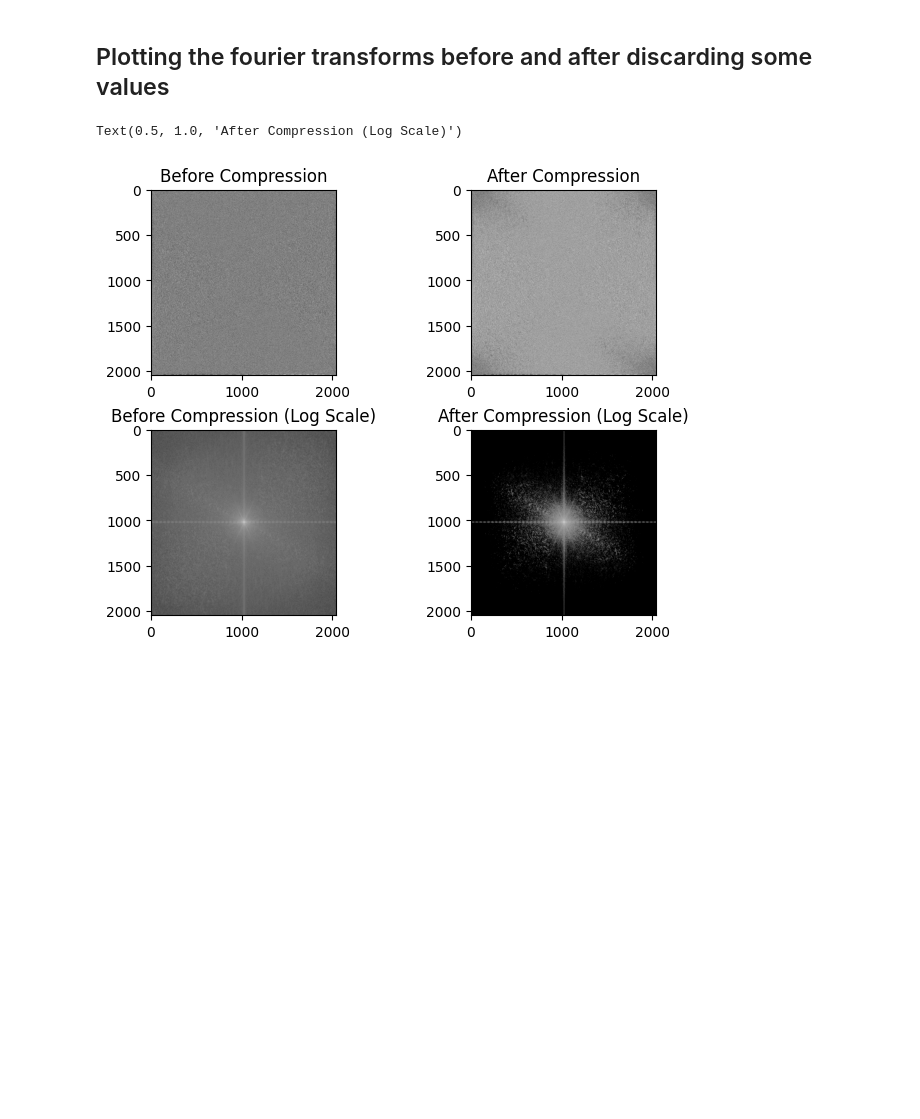
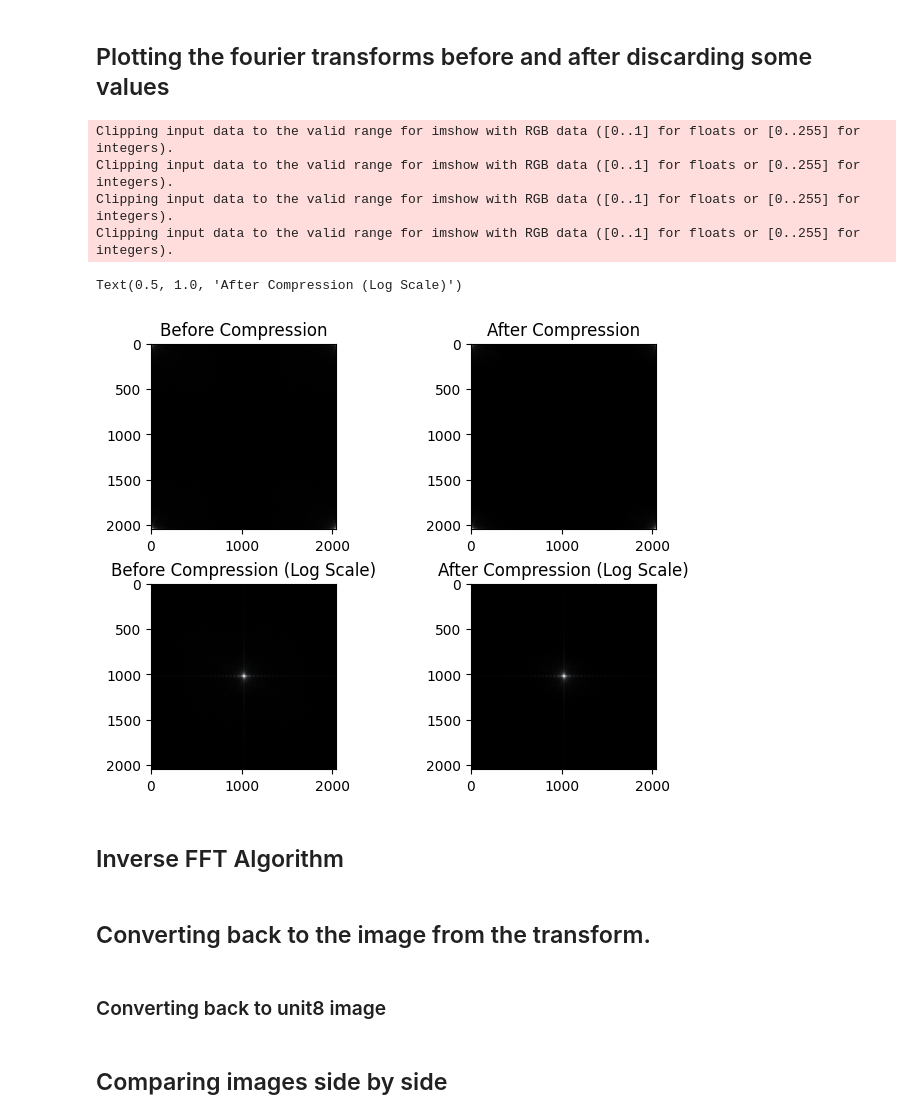
Before and after one commit to earthPerson-001/img-comp-FFT, a Jupyter notebook: ImgCompFFT.ipynb, the cells around one changed output. Drawn from its saved outputs; the diff is of its cells as text; code cells hidden in the pictures; blank space fills up the shorter version.

Commit message:
Added initial implementation for multi-channel image compression.

```diff
--- a/ImgCompFFT.ipynb
+++ b/ImgCompFFT.ipynb
@@ -22,6 +22,6 @@ from numba import njit
 # %% [markdown]
 ## Importing Image from url and changing it into np array
 # %%
-response = requests.get(r"https://img.freepik.com/free-photo/portrait-white-man-isolated_53876-40306.jpg?w=2000")
+response = requests.get(r"https://chrismartinphotography.files.wordpress.com/2013/01/2012-landscapes-c2a9-christopher-martin-93441.jpg")
 image = Image.open(BytesIO(response.content))
 imageArray = array(image)
@@ -132,2 +133,2 @@ def custom_fft2(img, height, width, dtype, axis):
 # %%
-transX = custom_fft2(grayScale, grayScale.shape[0], grayScale.shape[1], np.complex128, axis=0)
+transformed_img = custom_fft2_multichannel(crtImgArr)
@@ -164,31 +170,53 @@ new_coefficients = compress_img(transY, compression_threshold)
 # %% [markdown]
 ## Plotting the fourier transforms before and after discarding some values
 # %%
+# Representing transforms in single image
+
+normalize = True
+normalization_factor = 255 / np.max(transformed_img)
+
+# normalizing the original transforms, as there are many high values
+normalized_transform = (transformed_img * normalization_factor) if normalize else transformed_img
+
+# similarly
+normalized_new_coefficients = (new_coefficients * normalization_factor) if normalize else new_coefficients
+
+log_shifted_old_coefficients = np.zeros(normalized_transform.shape, dtype=np.float64)
+log_shifted_new_coefficients = np.zeros(normalized_new_coefficients.shape, dtype=np.float64)
+
+for channel in range(log_shifted_old_coefficients.shape[2]):
+    log_shifted_old_coefficients[:, :, channel] = np.log(np.abs(np.fft.fftshift(normalized_transform[:, :, channel])) + 1)
+
+for channel in range(log_shifted_new_coefficients.shape[2]):
+    log_shifted_new_coefficients[:, :, channel] = np.log(np.abs(np.fft.fftshift(normalized_new_coefficients[:, :, channel])) + 1)
+
 # the grid
 _, axis_arr = plt.subplots(2, 2, constrained_layout = True)
 
-# in normal scale
-
-# before compression
-axis_arr[0, 0].imshow(np.angle(transY), cmap="gray")
+ # before compression
+axis_arr[0, 0].imshow(np.abs(normalized_transform))
 axis_arr[0, 0].set_title("Before Compression")
 
 # after compression
-axis_arr[0, 1].imshow(np.angle(new_coefficients), cmap="gray")
+axis_arr[0, 1].imshow(np.abs(normalized_new_coefficients))
 axis_arr[0, 1].set_title("After Compression")
 
-# in log scale
-
-# before compression
-axis_arr[1, 0].imshow(np.log(np.abs(np.fft.fftshift(transY)) + 1), cmap="gray")
+ # before compression log scale and shifted
+axis_arr[1, 0].imshow(log_shifted_old_coefficients)
 axis_arr[1, 0].set_title("Before Compression (Log Scale)")
 
-# after compression
-axis_arr[1, 1].imshow(np.log(np.abs(np.fft.fftshift(new_coefficients)) + 1), cmap="gray")
+# after compression log scale and shifted
+axis_arr[1, 1].imshow(log_shifted_new_coefficients)
 axis_arr[1, 1].set_title("After Compression (Log Scale)")
 # %% [output]
-Text(0.5, 1.0, 'After Compression (Log Scale)')
+Clipping input data to the valid range for imshow with RGB data ([0..1] for floats or [0..255] for integers).
+Clipping input data to the valid range for imshow with RGB data ([0..1] for floats or [0..255] for integers).
+Clipping input data to the valid range for imshow with RGB data ([0..1] for floats or [0..255] for integers).
+Clipping input data to the valid range for imshow with RGB data ([0..1] for floats or [0..255] for integers).
+Text(0.5, 1.0, 'After Compression (Log Scale)')
-[figure, old version]
+[figure, new version]
+# %% [markdown]
+## Inverse FFT Algorithm
 # %%
 @njit()
 def cooley_tukey_ifft(x: np.ndarray) -> np.ndarray:
@@ -234 +277,3 @@ invY = custom_ifft2(new_coefficients, new_coefficients.shape[0], new_coefficient
+# %% [markdown]
+## Converting back to the image from the transform.
 # %%
@@ -243,0 +281,2 @@ img_norm = img_abs / img_abs.max()
+# %% [markdown]
+### Converting back to unit8 image
@@ -244 +285,3 @@ img_norm = img_abs / img_abs.max()
+# %% [markdown]
+## Comparing images side by side
 # %%
```
Also changed, not shown: parts of 23 cells of this notebook.
